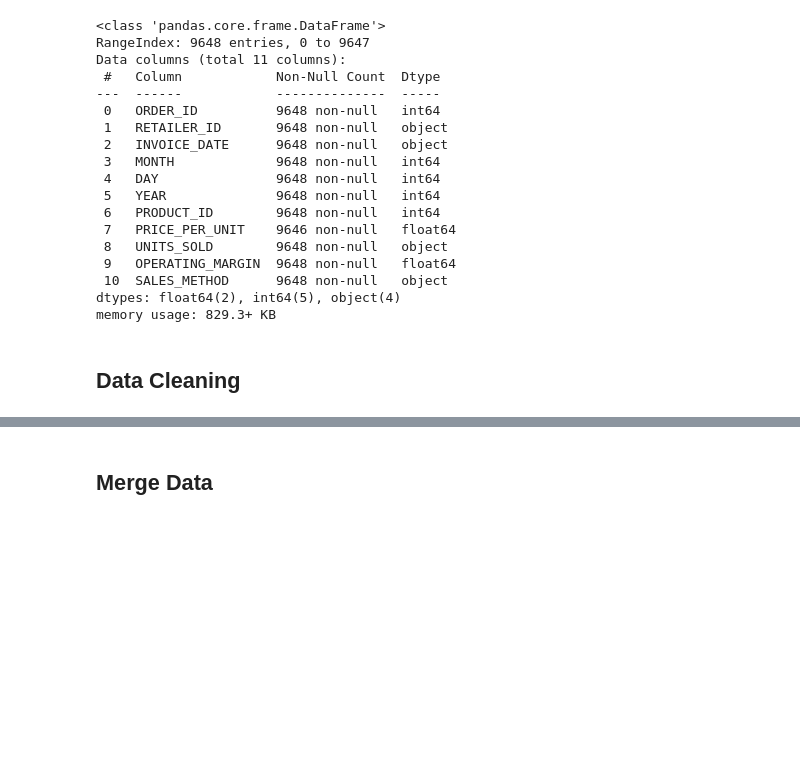
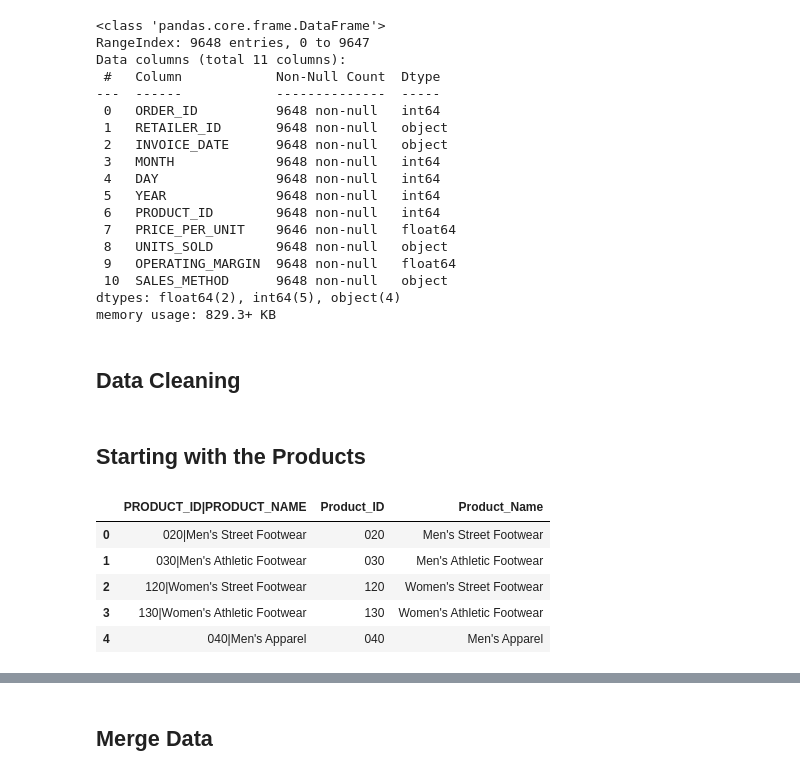
Before and after one commit to Cory-Suhr/rush-sales-analysis-final-project, a Jupyter notebook: Rush_Sales_Analysis.ipynb, the cells around one changed output, grey strips where cells are left out. Cells and saved outputs as stored; diff of their text form; code cells hidden in the pictures; blank space fills up the shorter version.

```diff
--- a/Rush_Sales_Analysis.ipynb
+++ b/Rush_Sales_Analysis.ipynb
@@ -122,3 +122,19 @@ dtypes: float64(2), int64(5), object(4)
 memory usage: 829.3+ KB
 # %% [markdown]
 ## Data Cleaning
+# %% [markdown]
+## Starting with the Products
+# %%
+# Slit th ecombined Product ID and Product Name column
+products[['Product_ID', 'Product_Name']] = products['PRODUCT_ID|PRODUCT_NAME'].str.split('|', expand=True)
+# %%
+# Verify it worked
+
+products.head()
+# %% [output]
+|  | PRODUCT_ID|PRODUCT_NAME | Product_ID | Product_Name |
+| 0 | 020|Men's Street Footwear | 020 | Men's Street Footwear |
+| 1 | 030|Men's Athletic Footwear | 030 | Men's Athletic Footwear |
+| 2 | 120|Women's Street Footwear | 120 | Women's Street Footwear |
+| 3 | 130|Women's Athletic Footwear | 130 | Women's Athletic Footwear |
+| 4 | 040|Men's Apparel | 040 | Men's Apparel |
```
Also changed, not shown: parts of 12 cells of this notebook.
